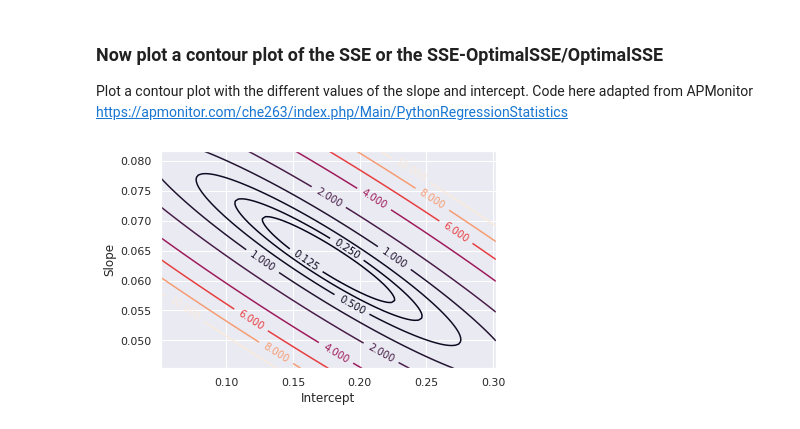
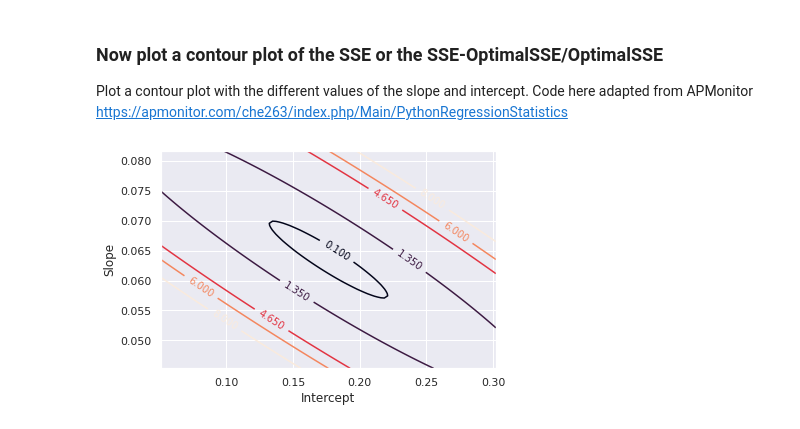
Before and after one commit to clint-bg/tools, a Jupyter notebook: ConfidenceIntervals.ipynb, the cells around one changed output. Saved outputs shown, nothing was run; the diff lists cells and outputs as text; code cells hidden in the pictures.

```diff
--- a/ConfidenceIntervals.ipynb
+++ b/ConfidenceIntervals.ipynb
@@ -309,10 +359,10 @@ for i in range(nopts):
         lhs[i,j] = (sse[i,j] - optimalSSE)/optimalSSE
 # %%
 plt.figure()
-cplot = plt.contour(xgrid,ygrid,lhs,[0.125,0.25,0.5,1,2,4,6,8,10])
+cplot = plt.contour(xgrid,ygrid,lhs,[0.10,1.35,4.65,6,8])
 plt.clabel(cplot, inline=1, fontsize=10)
 plt.xlabel('Intercept')
 plt.ylabel('Slope')
 plt.show()
 # %% [output]
-[figure, old version]
+[figure, new version]
```
Also changed, not shown: parts of 24 cells of this notebook.
